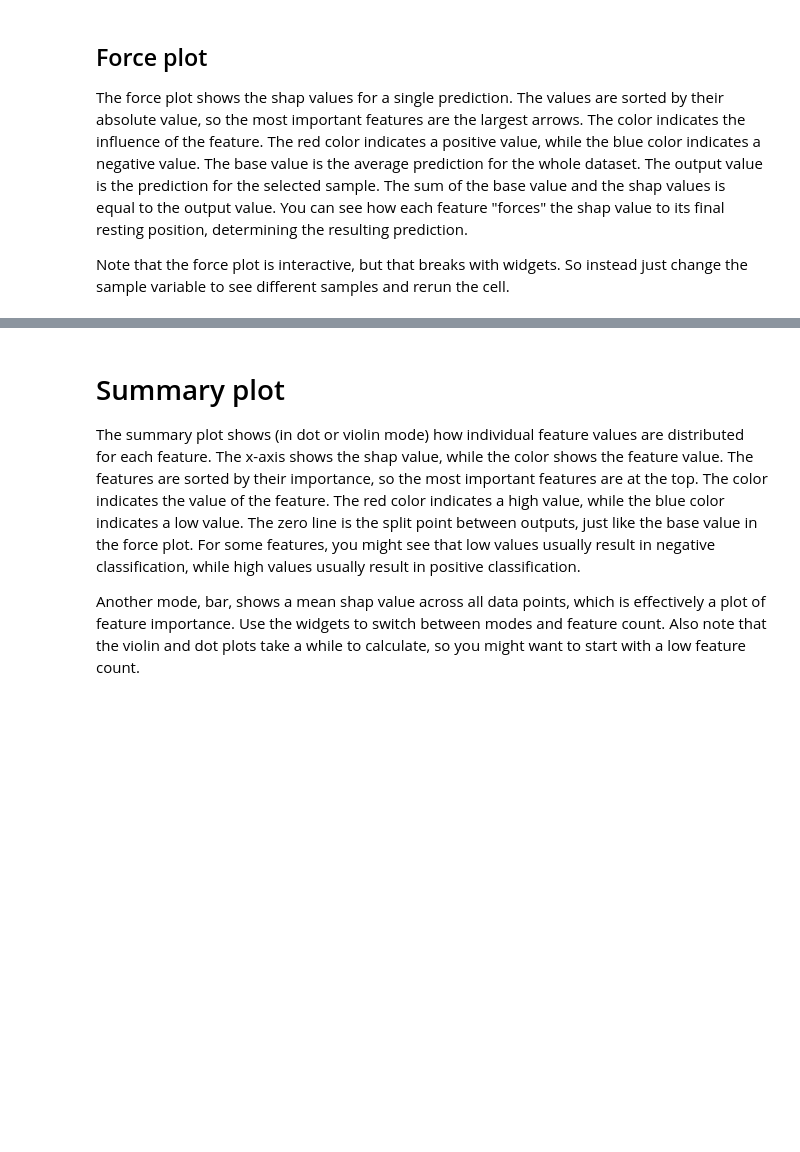
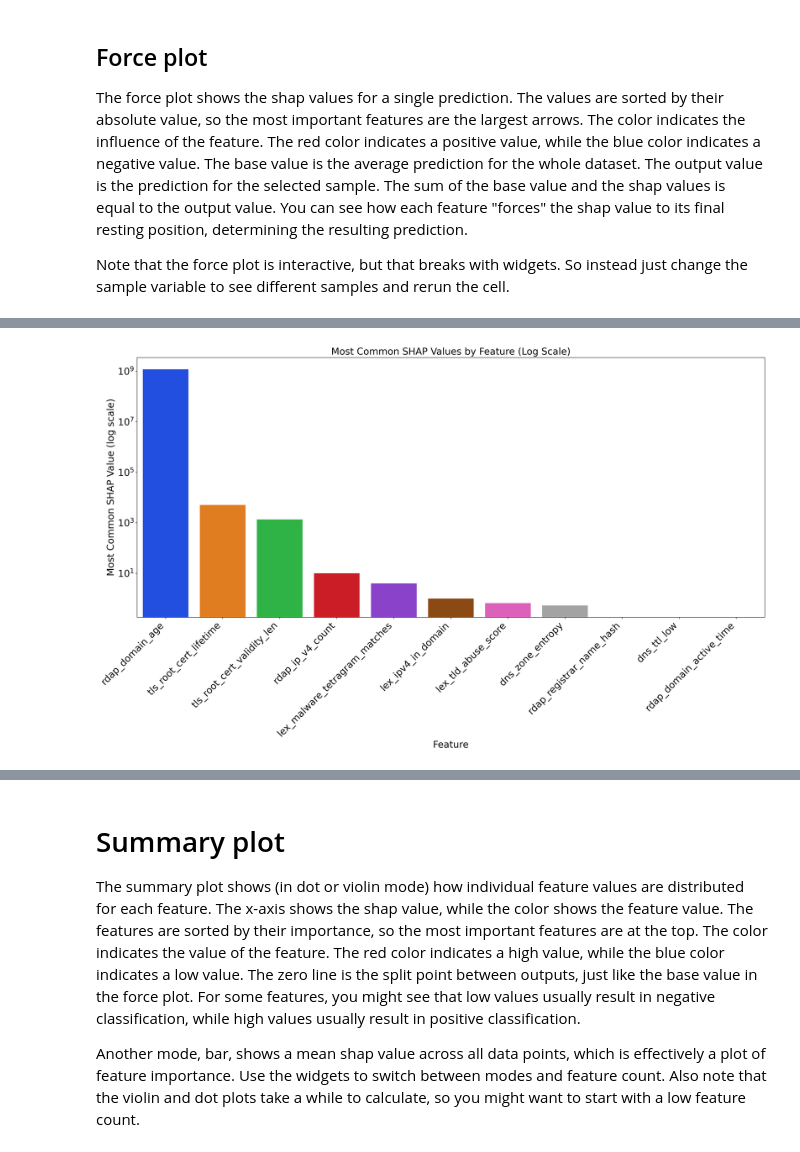
Before and after one commit to OviOvocny/dr-playground, a Jupyter notebook: Playground.ipynb, the cells around one changed output, grey strips where cells are left out. Drawn from its saved outputs; the diff is of its cells as text; code cells hidden in the pictures; blank space fills up the shorter version.

```diff
--- a/Playground.ipynb
+++ b/Playground.ipynb
@@ -100,10 +176,10 @@ params = {
     "max_depth": 9,
     "eta": 0.15,
     "objective": "binary:logistic",
-    "tree_method": "gpu_hist",
+    # "tree_method": "gpu_hist",
     "min_child_weight": 2.0,
     "subsample": 0.6,
-    "sampling_method": "gradient_based",
+    # "sampling_method": "gradient_based",
     "alpha": 0,
     "gamma": 0.1,
     "lambda": 1.0,
@@ -366,0 +482,12 @@ Actual: benign_cesnet_union_2307:unknown
+# %%
+import numpy as np
+
+def get_feature_with_highest_shap(shap_values, dataset, sample_index):
+    abs_shap_values = np.abs(shap_values[sample_index, :])
+    highest_shap_index = np.argmax(abs_shap_values)
+
+    # Get the corresponding feature name and value from the dataset
+    feature_name = dataset.columns[highest_shap_index]
+    feature_value = dataset.iloc[sample_index, highest_shap_index]
+
+    return feature_name, feature_value
@@ -366,0 +573,75 @@ Actual: benign_cesnet_union_2307:unknown
+# %%
+import matplotlib.pyplot as plt
+import seaborn as sns
+import pandas as pd
+from collections import Counter
+
+def read_shap_data(filepath):
+    feature_shap_values = {}
+    feature_shap_count = {}  # Initializing a dictionary to hold feature counts
+    domain_names = {}
+
+    with open(filepath, 'r') as f:
+        for line in f:
+            parts = line.strip().split(', ')
+            domain_name = parts[0].split(': ')[1]
+            feature_name = parts[1].split(': ')[1]
+            shap_value = float(parts[2].split(': ')[1])
+
+            feature_shap_values.setdefault(feature_name, []).append(shap_value)
+            feature_shap_count[feature_name] = feature_shap_count.get(feature_name, 0) + 1  # Incrementing the feature count
+            domain_names.setdefault(feature_name, []).append(domain_name)  # Changed key to feature_name only
+
+    return feature_shap_values, feature_shap_count, domain_names
+
+def summarize_shap_values(feature_shap_values, feature_shap_count, domain_names):
+    feature_summary = {
+        'Feature': [],
+        'Most Common SHAP Value': [],
+        'Count': [],
+        'Domains': []
+    }
+
+    for feature_name, shap_values in feature_shap_values.items():
+        most_common_value, most_common_count = Counter(shap_values).most_common(1)[0]
+        domains = domain_names.get(feature_name, [])  # Updated to use feature_name as key
+        feature_summary['Feature'].append(feature_name)
+        feature_summary['Most Common SHAP Value'].append(most_common_value)
+        feature_summary['Count'].append(feature_shap_count[feature_name])  # Adding the feature count here
+        feature_summary['Domains'].append(", ".join(domains))  # Join domain names into a string
+
+    return pd.DataFrame(feature_summary)
+
+def visualize_summary(summary_df):
+    plt.figure(figsize=(20, 12))  # Increased figure size for better visualization and label clarity
+    vibrant_palette = sns.color_palette("bright", n_colors=len(summary_df))
+
+    sns.barplot(data=summary_df, x='Feature', y='Most Common SHAP Value', palette=vibrant_palette)
+
+    plt.yscale('log')  # Set the y-axis to a logarithmic scale
+    plt.title('Most Common SHAP Values by Feature (Log Scale)', fontsize=20)  # Increased title font size
+    plt.xticks(rotation=45, ha="right", fontsize=20)  # Adjusted rotation and increased x-axis font size for better visibility
+    plt.yticks(fontsize=20)  # Increased y-axis font size
+    plt.tight_layout()  # Ensure layout is tight so everything fits
+    plt.xlabel('Feature', fontsize=20)  # Increased x-axis label font size
+    plt.ylabel('Most Common SHAP Value (log scale)', fontsize=20)  # Increased y-axis label font size
+
+    plt.savefig('false_positives/images/most_common_shap_values.pdf', bbox_inches='tight')
+    plt.show()
+
+
+
+# Main execution
+filepath = 'false_positives/highest_shap.txt'
+feature_shap_values, feature_shap_count, domain_names = read_shap_data(filepath)
+summary_df = summarize_shap_values(feature_shap_values, feature_shap_count, domain_names)
+summary_df = summary_df.sort_values(by='Most Common SHAP Value', ascending=False)
+
+
+summary_df['Domains'] = summary_df['Domains'].str.split(', ')
+summary_df = summary_df.explode('Domains')
+
+summary_df.to_excel('false_positives/summary_df.xlsx', index=False)  # Saving summary_df to excel
+print(summary_df)
+visualize_summary(summary_df)
+# %% [output]
@@ -366,0 +667 @@ Actual: benign_cesnet_union_2307:unknown
+[figure, added]
```
Also changed, not shown: parts of 22 cells of this notebook, 35 other files.
